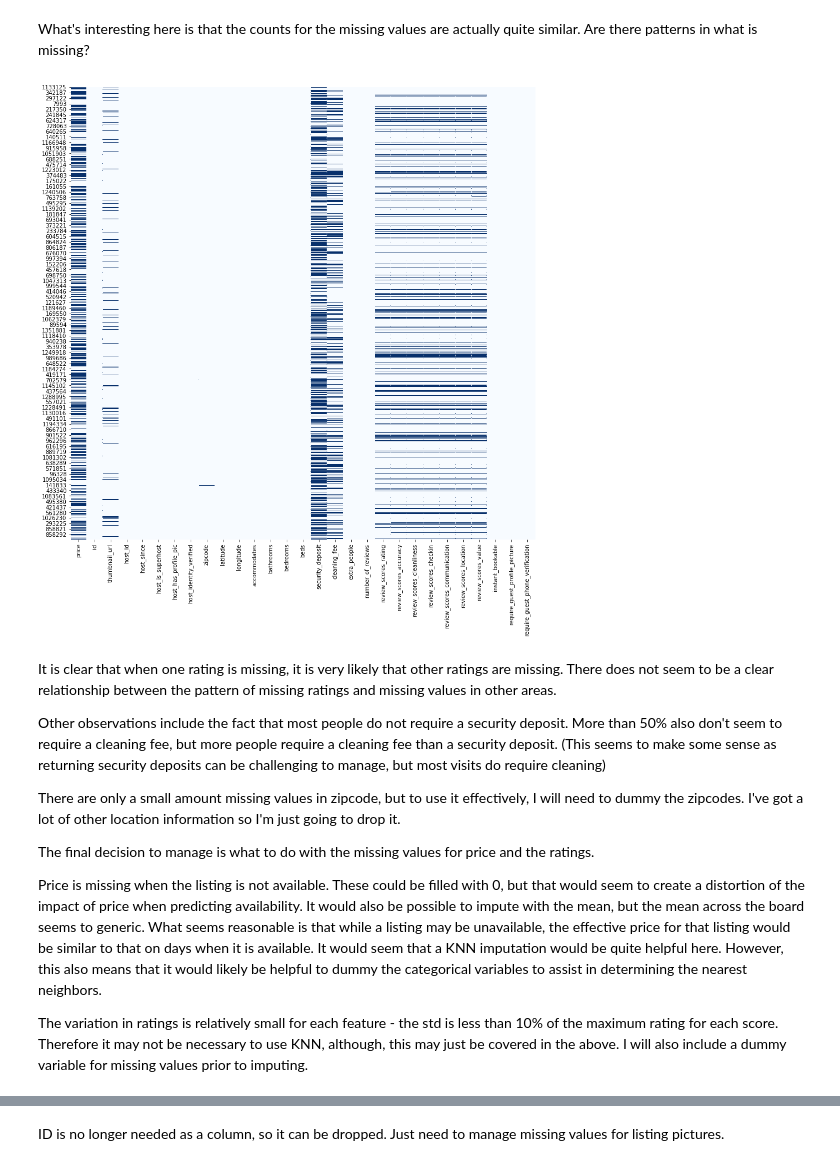
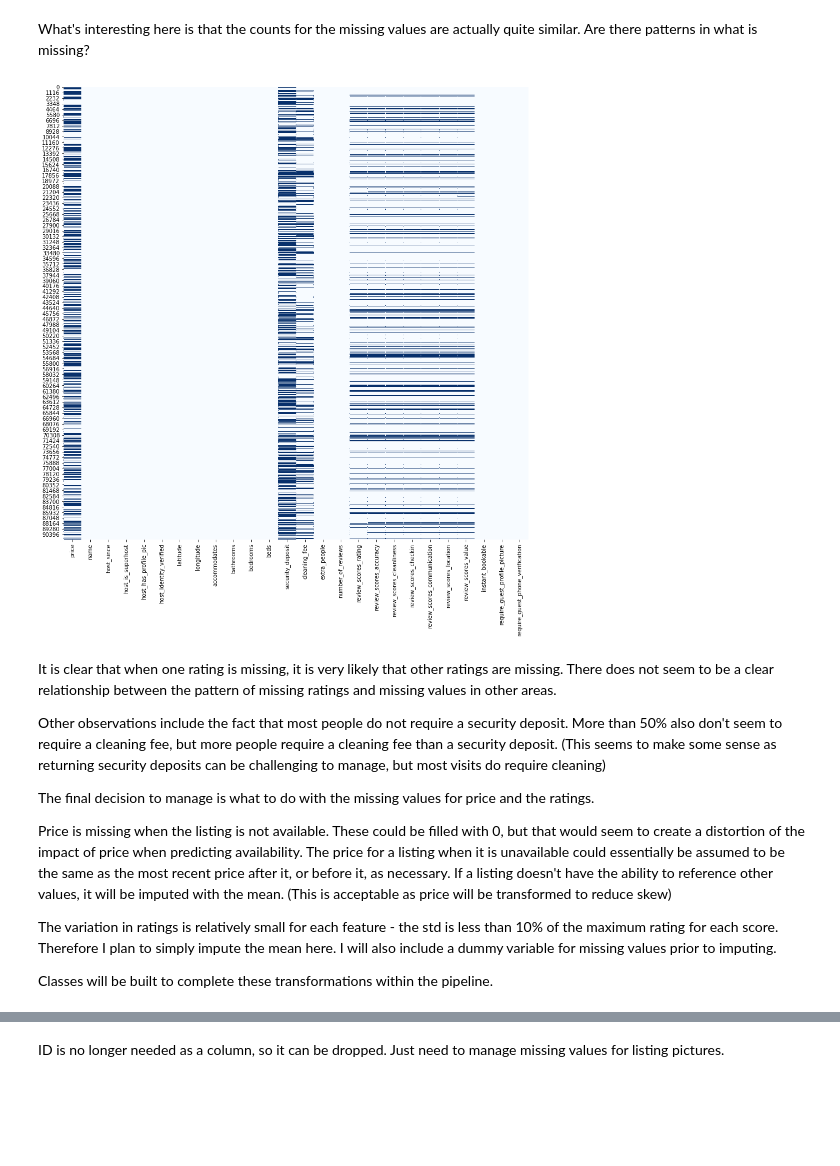
Before and after one commit to rebeccaebarnes/DSND-Project-4, a Jupyter notebook: seattle_airbnb_exploration.ipynb, the cells around one changed output, grey strips where cells are left out. Saved outputs shown, nothing was run; the diff lists cells and outputs as text; code cells hidden in the pictures; blank space fills up the shorter version.

Commit message:
refactor: Complete preparation for pipeline

```diff
--- a/seattle_airbnb_exploration.ipynb
+++ b/seattle_airbnb_exploration.ipynb
@@ -1415,8 +1406,7 @@ dtype={"available": int, "price": float, "name": str,
        "require_guest_profile_picture": int,
        "require_guest_phone_verification": int}
 
-X_train = pd.read_csv('data/X_train.csv', dtype=dtype,
-                       date_parser=pd.to_datetime, parse_dates=['date'])
+X_train = pd.read_csv('data/X_train.csv', dtype=dtype)
 # %%
 X_train.columns.get_loc('host_response_time_a few days or more')
 # %% [output]
@@ -1566,22 +1517,22 @@ What's interesting here is that the counts for the missing values are actually q
 # %%
 # Plot pattern of missing values - dark blue are missing
 plt.figure(figsize=(15,15))
-sns.heatmap(X_text_count.loc[:, :'require_guest_phone_verification'].isna(),\
+sns.heatmap(X_train.loc[:, :'require_guest_phone_verification'].isna(),\
             cmap='Blues', cbar=False);
 # %% [output]
-[figure, old version]
+[figure, new version]
 # %% [markdown]
 It is clear that when one rating is missing, it is very likely that other ratings are missing. There does not seem to be a clear relationship between the pattern of missing ratings and missing values in other areas.
 
 Other observations include the fact that most people do not require a security deposit. More than 50% also don't seem to require a cleaning fee, but more people require a cleaning fee than a security deposit. (This seems to make some sense as returning security deposits can be challenging to manage, but most visits do require cleaning)
 
-There are only a small amount missing values in zipcode, but to use it effectively, I will need to dummy the zipcodes. I've got a lot of other location information so I'm just going to drop it.
-
 The final decision to manage is what to do with the missing values for price and the ratings.
 
-Price is missing when the listing is not available. These could be filled with 0, but that would seem to create a distortion of the impact of price when predicting availability. It would also be possible to impute with the mean, but the mean across the board seems to generic. What seems reasonable is that while a listing may be unavailable, the effective price for that listing would be similar to that on days when it is available. It would seem that a KNN imputation would be quite helpful here. However, this also means that it would likely be helpful to dummy the categorical variables to assist in determining the nearest neighbors.
+Price is missing when the listing is not available. These could be filled with 0, but that would seem to create a distortion of the impact of price when predicting availability. The price for a listing when it is unavailable could essentially be assumed to be the same as the most recent price after it, or before it, as necessary. If a listing doesn't have the ability to reference other values, it will be imputed with the mean. (This is acceptable as price will be transformed to reduce skew)
 
-The variation in ratings is relatively small for each feature - the std is less than 10% of the maximum rating for each score. Therefore it may not be necessary to use KNN, although, this may just be covered in the above. I will also include a dummy variable for missing values prior to imputing.
+The variation in ratings is relatively small for each feature - the std is less than 10% of the maximum rating for each score. Therefore I plan to simply impute the mean here. I will also include a dummy variable for missing values prior to imputing.
+
+Classes will be built to complete these transformations within the pipeline.
 # %%
 # Fill na with 0 for security deposit and cleaning fee
 X_train_missing = X_text_count.copy()
```
Also changed, not shown: parts of 33 cells of this notebook.
